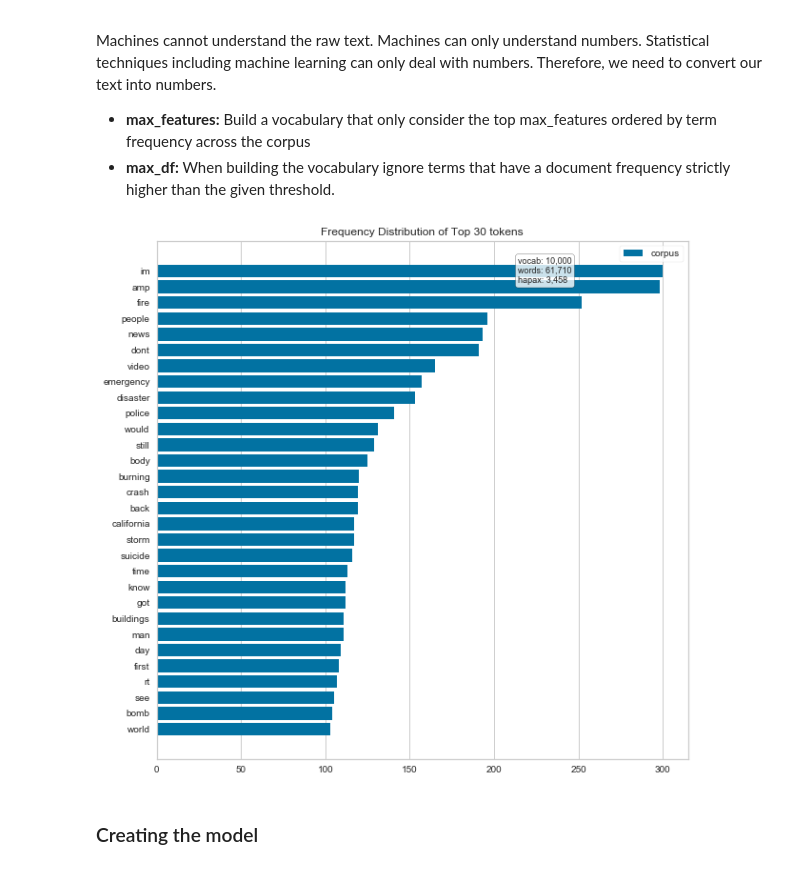
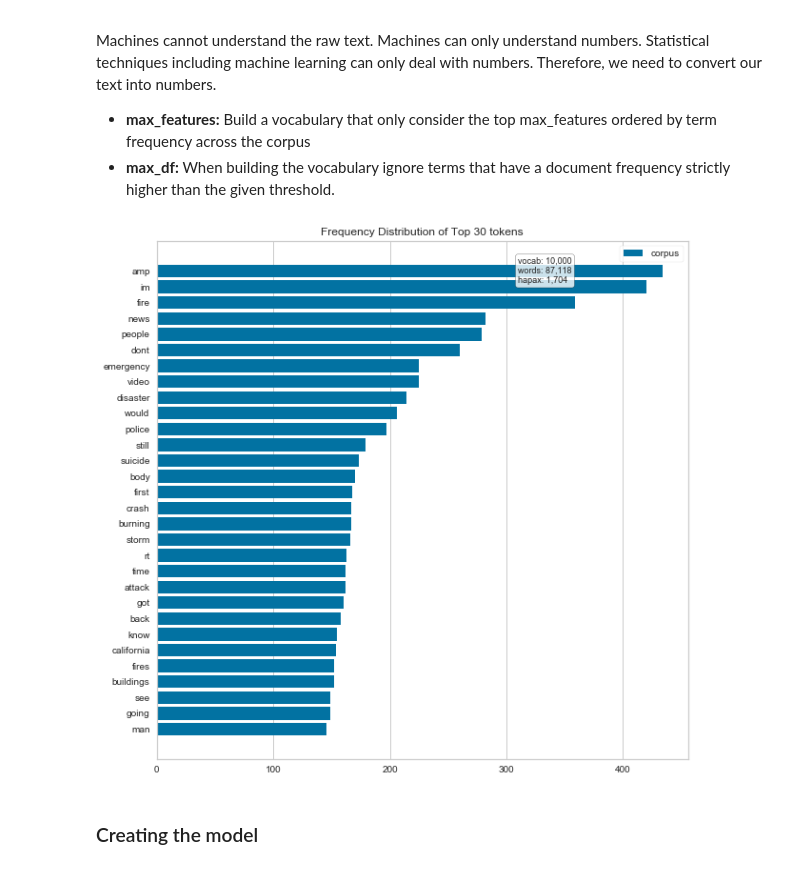
Before and after one commit to alisharifara/disaster-detection-NLP, a Jupyter notebook: Disaster-detection-using-NLP.ipynb, the cells around one changed output. Cells and saved outputs as stored; diff of their text form; code cells hidden in the pictures.

```diff
--- a/Disaster-detection-using-NLP.ipynb
+++ b/Disaster-detection-using-NLP.ipynb
@@ -137,6 +137,7 @@ we are going to drop the columns which have missing values as well as ID.
 ID does not add any value to the model that we are about to create.
 # %%
 df_tweet.drop(['id','location', 'keyword'], axis=1, inplace=True)
+df_test.drop(['id','location', 'keyword'], axis=1, inplace=True)
 # %%
 df_tweet.head(5)
 # %% [output]
@@ -152,3 +153,7 @@ df_tweet.head(5)
 -Remove HTML tags <br>
 -Remove special characters <br>
 -etc
+# %%
+# combine train and test dataframes
+df_combined = pd.concat([df_tweet, df_test], sort=False, ignore_index=True).reindex()
+print(df_combined.shape)
@@ -213,12 +220,12 @@ def clean_data(df_tweet):
         documents.append(document)
     return documents
 # %%
-df_tweet['text'] = df_tweet['text'].apply(lambda x : remove_URLs(x))
-df_tweet['text'] = df_tweet['text'].apply(lambda x : remove_html_tags(x))
-df_tweet['text'] = df_tweet['text'].apply(lambda x : remove_punctuations(x))
+df_combined['text'] = df_combined['text'].apply(lambda x : remove_URLs(x))
+df_combined['text'] = df_combined['text'].apply(lambda x : remove_html_tags(x))
+df_combined['text'] = df_combined['text'].apply(lambda x : remove_punctuations(x))
 # it takes long time to execute
 #df_tweet['text'] = df_tweet['text'].apply(lambda x : correct_spellings(x))
-documents = list(clean_data(df_tweet))
+documents = list(clean_data(df_combined))
 # %%
 len(documents)
 # %% [output]
@@ -265,28 +272,29 @@ Therefore, we need to convert our text into numbers.
 # %%
 # Find the document term frequency matrix
 stopwords = nltk.corpus.stopwords.words('english')
 
 # add some more stop words
 newStopWords = ['http','https', 'co', 'via', 'us','like','one','get','new','û']
 stopwords.extend(newStopWords)
 
 vectorizer = CountVectorizer(max_features=10000,
                              analyzer='word',
                              max_df=.6,
                              stop_words=stopwords)
 
-X = vectorizer.fit_transform(df_tweet['text'])
+X = vectorizer.fit_transform(df_combined['text'])
+#X = vectorizer.fit_transform(documents).toarray()
 
 # Get all features (tokens)
 features = vectorizer.get_feature_names()
 
 # we can use yellowbrick package for visualization of top 30 tokens
 fig, ax = plt.subplots(figsize=(10, 10))
 visualizer = FreqDistVisualizer(features=features, n=30, orient='h')
 visualizer.fit(X)
 visualizer.poof()
 # %% [output]
-[figure, old version]
+[figure, new version]
 # %%
 X = vectorizer.fit_transform(documents).toarray()
 
```
Also changed, not shown: parts of 11 cells of this notebook, 2 other files.
